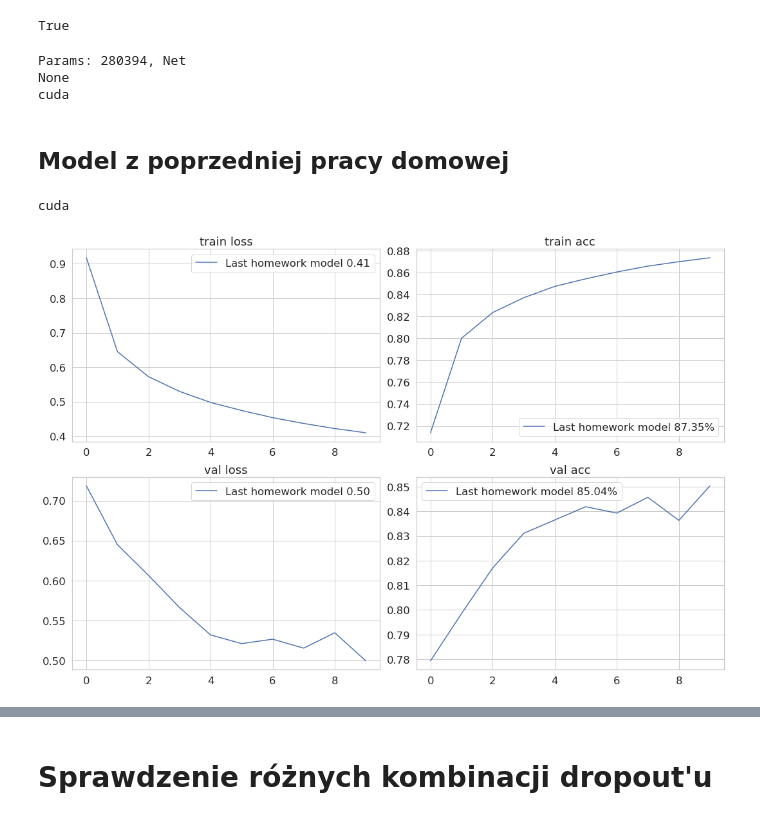
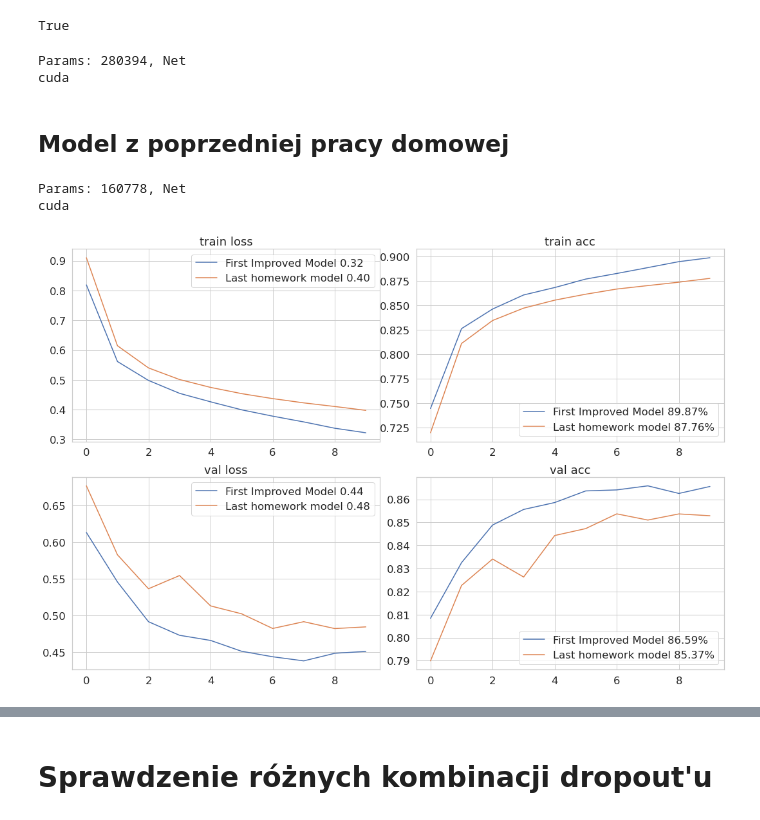
Before and after one commit to jgrzeszczyk/image_classification_course, a Jupyter notebook: 04_11_homework_quickdraw_reg.ipynb, the cells around one changed output, grey strips where cells are left out. Saved outputs shown, nothing was run; the diff lists cells and outputs as text; code cells hidden in the pictures.

Commit message:
Fixed plots

```diff
--- a/04_11_homework_quickdraw_reg.ipynb
+++ b/04_11_homework_quickdraw_reg.ipynb
@@ -230,16 +230,13 @@ def torch_train(model, optimizer, early_stopping: bool, epochs: int,
     return train_losses, train_accs, val_losses, val_accs
 # %%
 model = Net()
-results = []
-models = ['First model']
+# results = []
 count_model_params(model)
 
 optimizer = optim.Adam(model.parameters(), lr=0.001)
-scores = torch_train(model, optimizer, early_stopping=False, epochs=10, batch_size=512)
-results.append(scores)
+result = torch_train(model, optimizer, early_stopping=False, epochs=10, batch_size=512)
 # %% [output]
 Params: 280394, Net
-None
 cuda
 # %%
 %matplotlib inline
@@ -297,10 +294,12 @@ class Net(nn.Module):
 # %%
 model = Net()
 optimizer = optim.Adam(model.parameters(), lr=0.001)
+count_model_params(model)
 scores = torch_train(model, optimizer, early_stopping=False, epochs=10, batch_size=512)
 # %% [output]
+Params: 160778, Net
 cuda
 # %%
-plot_results([scores], labels=['Last homework model'])
+plot_results([scores, result], labels=['Last homework model', 'First Improved Model'])
 # %% [output]
-[figure, old version]
+[figure, new version]
```
Also changed, not shown: parts of 6 cells of this notebook.
